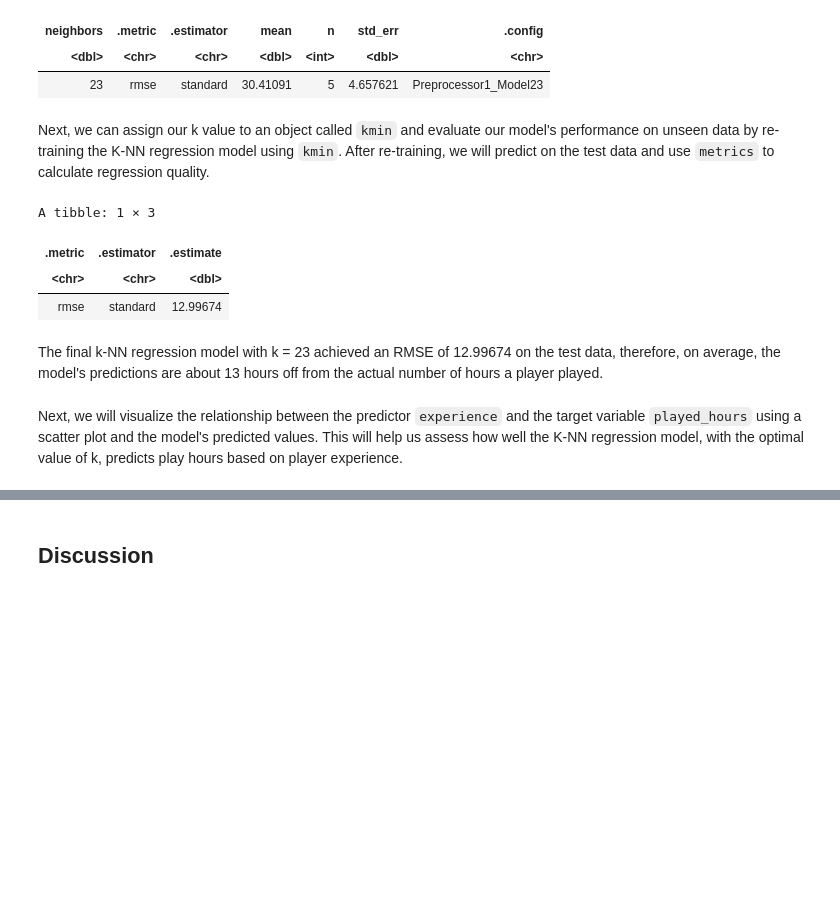
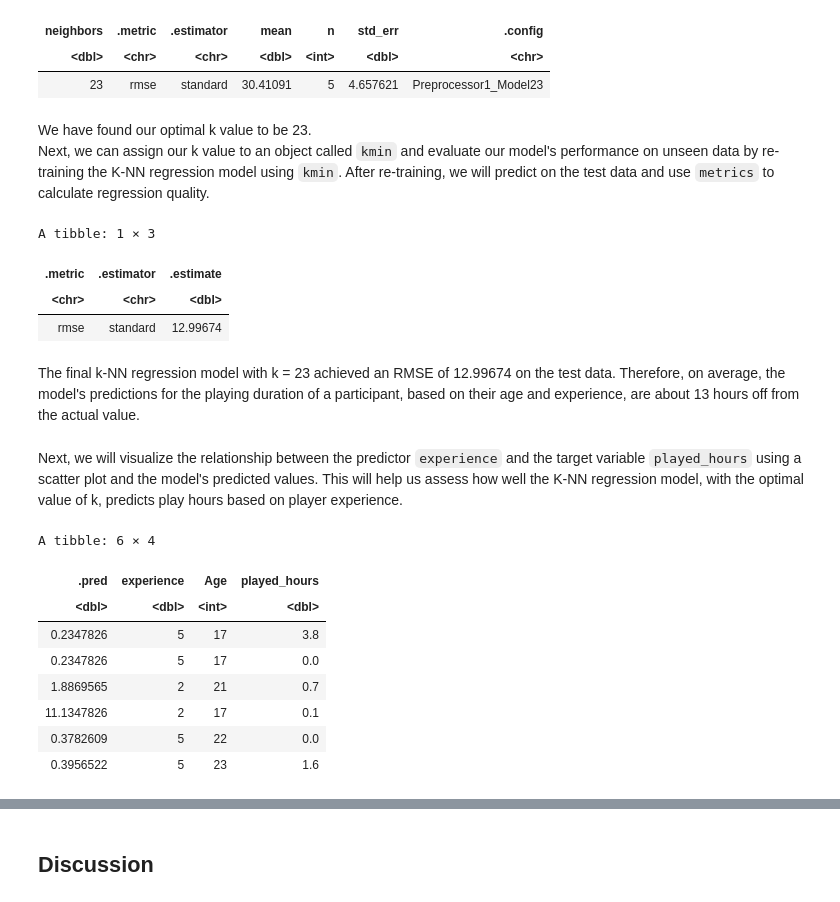
Before and after one commit to jamiekyh/dsci100_project, a Jupyter notebook: dsci100_group_project.ipynb, the cells around one changed output, grey strips where cells are left out. Cells and saved outputs as stored; diff of their text form; code cells hidden in the pictures; blank space fills up the shorter version.

```diff
--- a/dsci100_group_project.ipynb
+++ b/dsci100_group_project.ipynb
@@ -421,6 +411,7 @@ A tibble: 1 × 7
 | <dbl> | <chr> | <chr> | <dbl> | <int> | <dbl> | <chr> |
 | 23 | rmse | standard | 30.41091 | 5 | 4.657621 | Preprocessor1_Model23 |
 # %% [markdown]
+We have found our optimal k value to be 23.
 Next, we can assign our k value to an object called `kmin` and  evaluate our model's performance on unseen data by re-training the K-NN regression model using `kmin`. After re-training, we will predict on the test data and use `metrics` to calculate regression quality.
 # %%
 kmin <- target_players_min |> pull(neighbors)
@@ -446,7 +437,22 @@ A tibble: 1 × 3
 | <chr> | <chr> | <dbl> |
 | rmse | standard | 12.99674 |
 # %% [markdown]
-The final k-NN regression model with k = 23 achieved an RMSE of 12.99674 on the test data, therefore, on average, the model's predictions are about 13 hours off from the actual number of hours a player played.
+The final k-NN regression model with k = 23 achieved an RMSE of 12.99674 on the test data. Therefore, on average, the model's predictions for the playing duration of a participant, based on their age and experience, are about 13 hours off from the actual value.
 # %% [markdown]
 Next, we will visualize the relationship between the predictor `experience` and the target variable `played_hours` using a scatter plot and the model's predicted values. This will help us assess how well the K-NN regression model, with the optimal value of k, predicts play hours based on player experience.
+# %%
+target_players_preds <- final_target_players_workflow |>
+    predict(target_players_testing) |>
+    bind_cols(target_players_testing)
+head(target_players_preds)
+# %% [output]
+A tibble: 6 × 4
+| .pred | experience | Age | played_hours |
+| <dbl> | <dbl> | <int> | <dbl> |
+| 0.2347826 | 5 | 17 | 3.8 |
+| 0.2347826 | 5 | 17 | 0.0 |
+| 1.8869565 | 2 | 21 | 0.7 |
+| 11.1347826 | 2 | 17 | 0.1 |
+| 0.3782609 | 5 | 22 | 0.0 |
+| 0.3956522 | 5 | 23 | 1.6 |
 # %%
```
Also changed, not shown: parts of 25 cells of this notebook.
